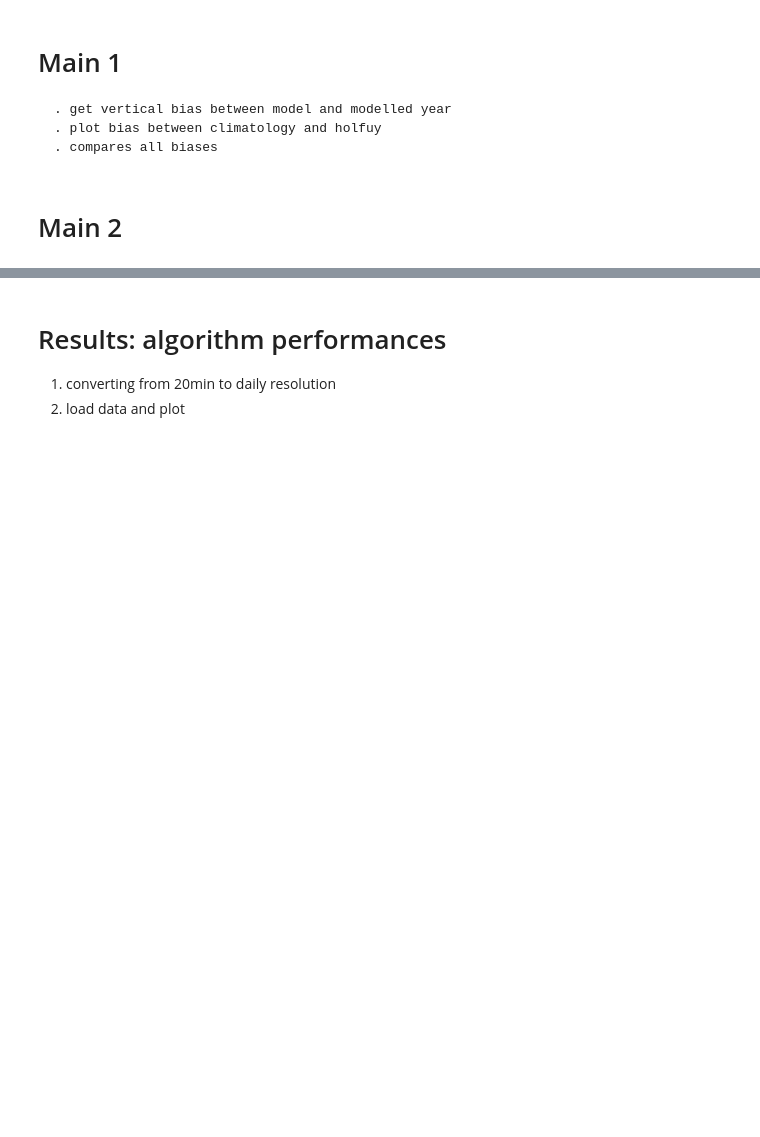
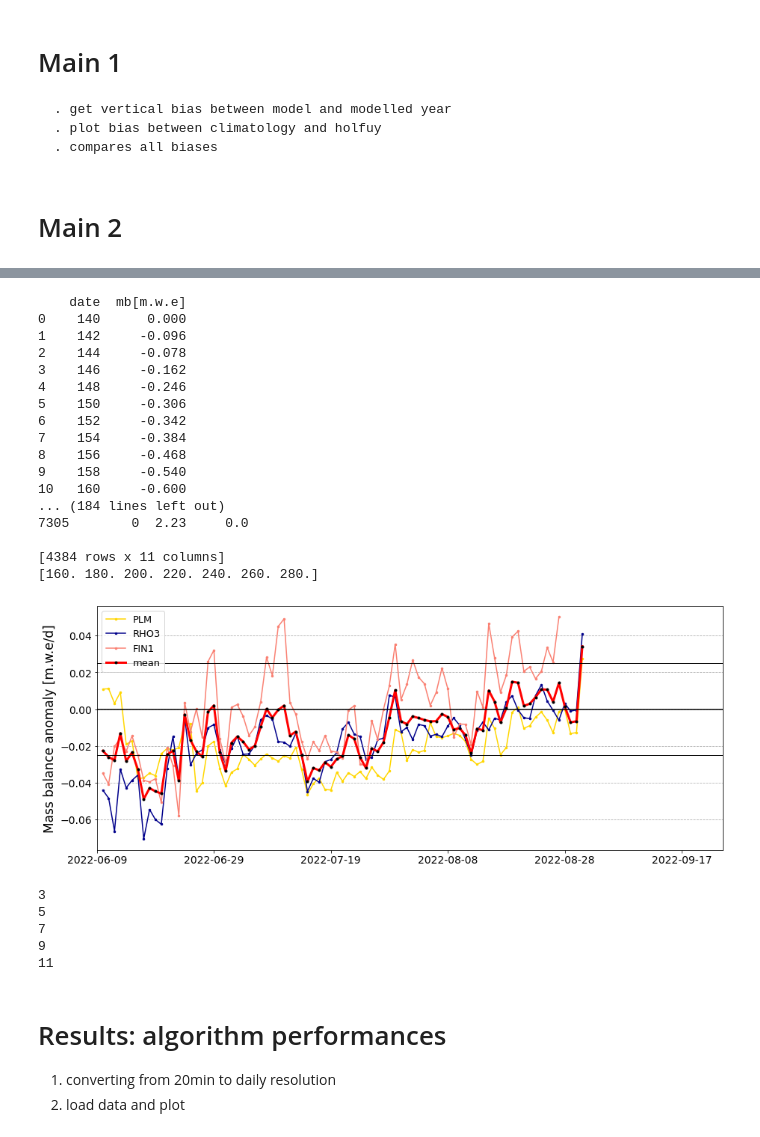
Before and after one commit to acremona/glacier-anomalies-at-point-scale, a Jupyter notebook: glacier_anomalies.ipynb, the cells around one changed output, grey strips where cells are left out. Drawn from its saved outputs; the diff is of its cells as text; code cells hidden in the pictures; blank space fills up the shorter version.

```diff
--- a/glacier_anomalies.ipynb
+++ b/glacier_anomalies.ipynb
@@ -683,8 +815,10 @@ plot_rate = True
 bias_only = True
 do_smooth = False
 
-years = [2020]#, 2020, 2021]
-d0 = 210 - 40
+years = [2022]#, 2020, 2021]
+#stations = [1001, 1008, 1003, 1007, 1006, 1002]
+stations = [1003, 1007, 1008]
+d0 = 210 - 50
 d1 = 265 #+10
 
 df_biases = pd.DataFrame(index=np.arange(d0,d1,1))
@@ -716,28 +850,31 @@ for year in years:
             #
         else:
             plt.ylabel('Diff. Holfuy - Clim. [m.w.e]')
-
-        plt.plot(np.arange(d0,d1+1,1), df_biases.mean(axis=1), label='mean', linewidth=3, color='red',
-                marker='.', markerfacecolor='black', markeredgecolor='black')
+        try:
+            plt.plot(np.arange(d0,d1+1,1), df_biases.mean(axis=1), label='mean', linewidth=3, color='red',
+                    marker='.', markerfacecolor='black', markeredgecolor='black')
+        except:
+            plt.plot(np.arange(d0,d1,1), df_biases.mean(axis=1), label='mean', linewidth=3, color='red',
+                    marker='.', markerfacecolor='black', markeredgecolor='black')
 
         plt.plot([d0-2,d1+2],[0,0],color='black')
         plt.plot([d0-2,d1+2],[0.025,0.025],color='black', linewidth=1)
         plt.plot([d0-2,d1+2],[-0.025, -0.025],color='black', linewidth=1)
         #plt.title('Year: ' + str(year))
         plt.grid(True, axis='y', linestyle='--')
-        ax1.set_xlim([170, 267])
-        ax1.set_ylim([-0.09, 0.065])
+        ax1.set_xlim([160, 267])
+        #ax1.set_ylim([-0.09, 0.065])
         print(ax1.get_xticks())
 
-        xtime_h = np.arange(dt.datetime(year,6,19), dt.datetime(year,9,17), dt.timedelta(days=20))
+        xtime_h = np.arange(dt.datetime(year,6,9), dt.datetime(year,10,7), dt.timedelta(days=20))
         rounded = xtime_h.astype('datetime64[D]')
-        ax1.set_xticks(np.arange(180, 280, 20), labels=rounded)
+        ax1.set_xticks(np.arange(160, 280, 20), labels=rounded)
 
         #for a in ax1.flatten():
         ax1.tick_params(axis='both', which='major', labelsize=14)
         plt.ylabel('Mass balance anomaly [m.w.e/d]', fontsize=17)
         plt.legend(loc='upper left', fontsize=13)
-        #plt.savefig('C:\\Users\\Aaron\\Documents\\pubblications\\paper1_anomalies\\writing\\glacier_anomalies\\pictures\\anomalies_2021_auto.png')
+        #plt.savefig('C:\\Users\\Aaron\\Documents\\pubblications\\paper1_anomalies\\writing\\glacier_anomalies\\pictures\\anomalies_2022_intermediate.png')
         plt.show()
 
         df_mean = pd.DataFrame({'mean': df_biases.mean(axis=1)})
@@ -779,33 +916,57 @@ for ste in step:
     df_aggregated = pd.DataFrame()
     for i in df_biases.index:
         df_biases_copy = df_biases.copy()
         #if i<=171:
         #    pass
         if i%ste!=0:
             pass
         else:
             indexes_2drop = df_biases_copy[(df_biases_copy.index<i-((ste-1)/2)) | (df_biases_copy.index>i+((ste-1)/2))].index
             df_biases_copy = df_biases_copy.drop(indexes_2drop)
             df_biases_copy = df_biases_copy.sum(axis=0).to_frame().T
             df_aggregated = pd.concat([df_aggregated, df_biases_copy], axis=0)
     df_aggregated = df_aggregated.reset_index()
 
     df_aggregated = df_aggregated.drop('index', axis=1)
     df_aggregated = df_aggregated.replace(0.0, np.nan)
 
     corr = df_aggregated.corr()
     #print(corr)
     ds_corr = xarray.concat([ds_corr, corr.to_xarray()], dim='aggregation')
 
     mask_ut=np.tril(np.ones((corr.shape))).astype(bool)
 
     annot_kws={'fontsize':13}
 
     #swarm_plot = sns.heatmap(corr, mask=~mask_ut, cmap='Greens', vmin=0., annot=True, annot_kws= annot_kws)
     #swarm_plot.figure.axes[-1].yaxis.label.set_size(18)
     #sns.set(font_scale=1.2)
     #fig = swarm_plot.get_figure()
     #fig.savefig('C:\\Users\\Aaron\\Documents\\pubblications\\paper1_anomalies\\writing\\glacier_anomalies\\pictures\\corr_matrix_lab.png')
+# %% [output]
+    date  mb[m.w.e]
+0    140      0.000
+1    142     -0.096
+2    144     -0.078
+3    146     -0.162
+4    148     -0.246
+5    150     -0.306
+6    152     -0.342
+7    154     -0.384
+8    156     -0.468
+9    158     -0.540
+10   160     -0.600
+... (184 lines left out)
+7305        0  2.23     0.0
+
+[4384 rows x 11 columns]
+[160. 180. 200. 220. 240. 260. 280.]
+[figure, added]
+3
+5
+7
+9
+11
 # %%
 fig, ax = plt.subplots(figsize=(7, 7))
 
```
Also changed, not shown: parts of 25 cells of this notebook, 3 other files.
